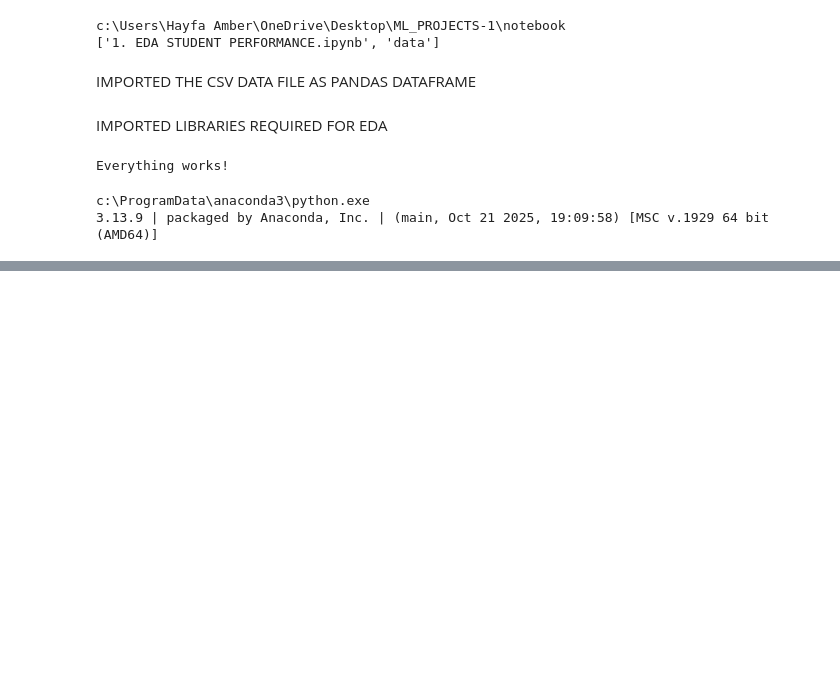
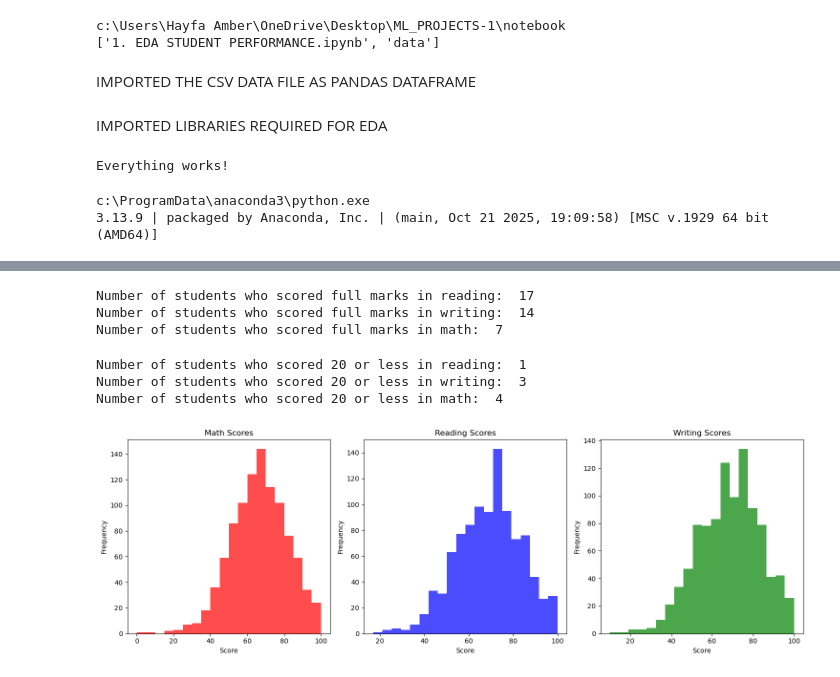
Before and after one commit to Hayfa0729/ML_PROJECT-1, a Jupyter notebook: notebook/1. EDA STUDENT PERFORMANCE.ipynb, the cells around one changed output, grey strips where cells are left out. Drawn from its saved outputs; the diff is of its cells as text; code cells hidden in the pictures; blank space fills up the shorter version.

```diff
--- a/notebook/1. EDA STUDENT PERFORMANCE.ipynb
+++ b/notebook/1. EDA STUDENT PERFORMANCE.ipynb
@@ -78,0 +86,2 @@ c:\ProgramData\anaconda3\python.exe
+# %%
+df = pd.read_csv('data/stud.csv')
@@ -78,0 +214,4 @@ c:\ProgramData\anaconda3\python.exe
+# %%
+df['total_score'] = df['math_score'] + df['reading_score'] + df['writing_score']
+df['average_score'] = df['total_score'] / 3
+df.head()
@@ -78,0 +225,47 @@ c:\ProgramData\anaconda3\python.exe
+# %%
+reading_full = (df['reading_score'] == 100).sum()
+writing_full = (df['writing_score'] == 100).sum()
+math_full = (df['math_score'] == 100).sum()
+
+print("Number of students who scored full marks in reading: ", reading_full)
+print("Number of students who scored full marks in writing: ", writing_full)
+print("Number of students who scored full marks in math: ", math_full)
+# %% [output]
+Number of students who scored full marks in reading:  17
+Number of students who scored full marks in writing:  14
+Number of students who scored full marks in math:  7
+# %%
+reading_score_20 = (df['reading_score'] <= 20).sum()
+print("Number of students who scored 20 or less in reading: ", reading_score_20)
+
+writing_score_20 = (df['writing_score'] <= 20).sum()
+print("Number of students who scored 20 or less in writing: ", writing_score_20)
+
+math_score_20 = (df['math_score'] <= 20).sum()
+print("Number of students who scored 20 or less in math: ", math_score_20)
+# %% [output]
+Number of students who scored 20 or less in reading:  1
+Number of students who scored 20 or less in writing:  3
+Number of students who scored 20 or less in math:  4
+# %%
+fig, axis = plt.subplots(1, 3, figsize=(15, 5))
+
+axis[0].hist(df['math_score'], bins=20, color='red', alpha=0.7)
+axis[0].set_title('Math Scores')
+axis[0].set_xlabel('Score')
+axis[0].set_ylabel('Frequency')
+
+axis[1].hist(df['reading_score'], bins=20, color='blue', alpha=0.7)
+axis[1].set_title('Reading Scores')
+axis[1].set_xlabel('Score')
+axis[1].set_ylabel('Frequency')
+
+axis[2].hist(df['writing_score'], bins=20, color='green', alpha=0.7)
+axis[2].set_title('Writing Scores')
+axis[2].set_xlabel('Score')
+axis[2].set_ylabel('Frequency')
+
+plt.tight_layout()
+plt.show()
+# %% [output]
+[figure, added]
```
Also changed, not shown: parts of 11 cells of this notebook.
